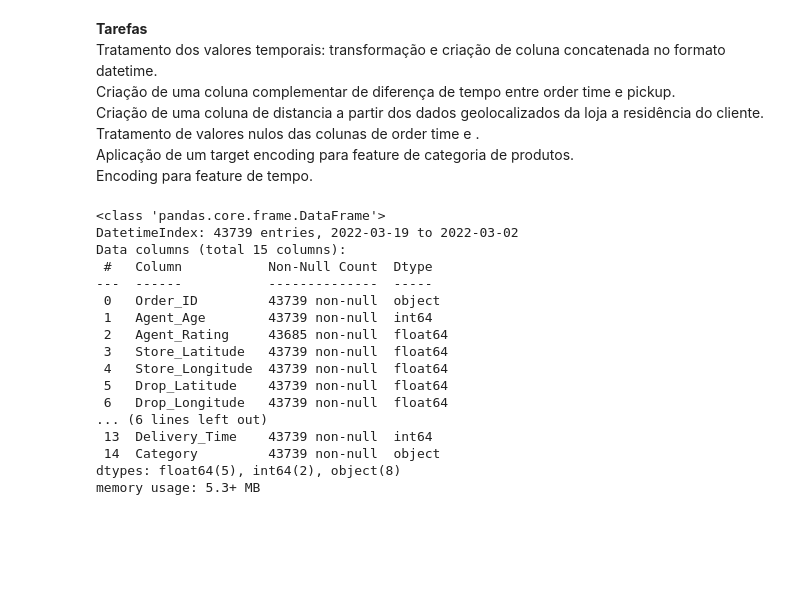
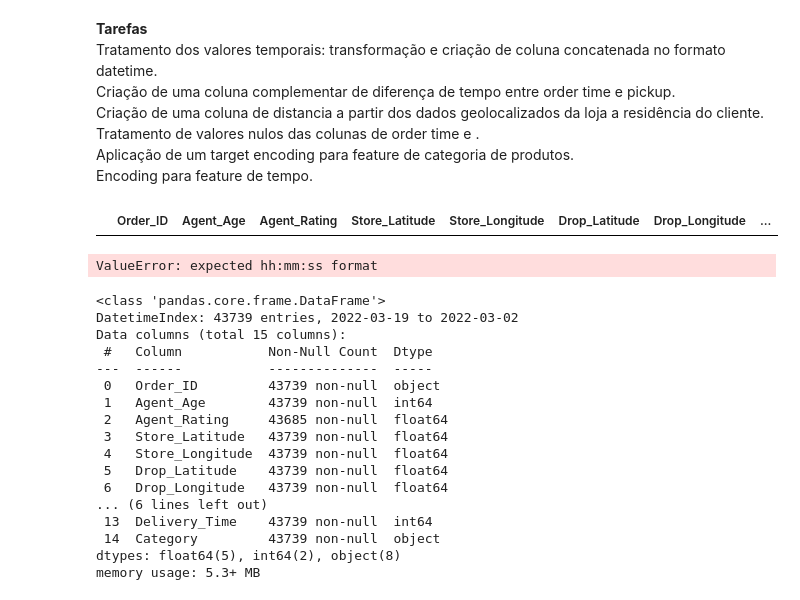
Before and after one commit to IgorComune/tech_challenge_ml_engineer_phase3, a Jupyter notebook: notebooks/02_EDA.ipynb, the cells around one changed output. Saved outputs shown, nothing was run; the diff lists cells and outputs as text; code cells hidden in the pictures; blank space fills up the shorter version.

```diff
--- a/notebooks/02_EDA.ipynb
+++ b/notebooks/02_EDA.ipynb
@@ -236,3 +280,9 @@ Criação de uma coluna de distancia a partir dos dados geolocalizados da loja a
 Tratamento de valores nulos das colunas de order time e .<br>
 Aplicação de um target encoding para feature de categoria de produtos.<br>
 Encoding para feature de tempo.<br>
+# %%
+# tratamento dos valores de geolocalização
+tbl_amazon_dlv['Store_Latitude'] = np.abs(tbl_amazon_dlv['Store_Latitude'])
+tbl_amazon_dlv['Store_Longitude'] = np.abs(tbl_amazon_dlv['Store_Longitude'])
+tbl_amazon_dlv['Drop_Latitude'] = np.abs(tbl_amazon_dlv['Drop_Latitude'])
+tbl_amazon_dlv['Drop_Longitude'] = np.abs(tbl_amazon_dlv['Drop_Longitude'])
@@ -238,0 +315,4 @@ Encoding para feature de tempo.<br>
+# %%
+filtrar_dataset(tbl_amazon_dlv, 'Store_Longitude<0')
+# %% [output]
+|  | Order_ID | Agent_Age | Agent_Rating | Store_Latitude | Store_Longitude | Drop_Latitude | Drop_Longitude | ... |
@@ -239,6 +324,11 @@ Encoding para feature de tempo.<br>
 # %%
 # transformação do tipo de dado da coluna para o formato datetime
 tbl_amazon_dlv.Order_Date = pd.to_datetime(tbl_amazon_dlv.Order_Date)
+# %%
+tbl_amazon_dlv['Order_td']  = pd.to_timedelta(tbl_amazon_dlv['Order_Time']  + ':00')
+tbl_amazon_dlv['Pickup_td'] = pd.to_timedelta(tbl_amazon_dlv['Pickup_Time'] + ':00')
+# %% [output]
+ValueError: expected hh:mm:ss format
 # %%
 # transformação da coluna Order_Date em index
 tbl_amazon_dlv.set_index('Order_Date', inplace=True)
```
Also changed, not shown: parts of 15 cells of this notebook, 4 other files.
